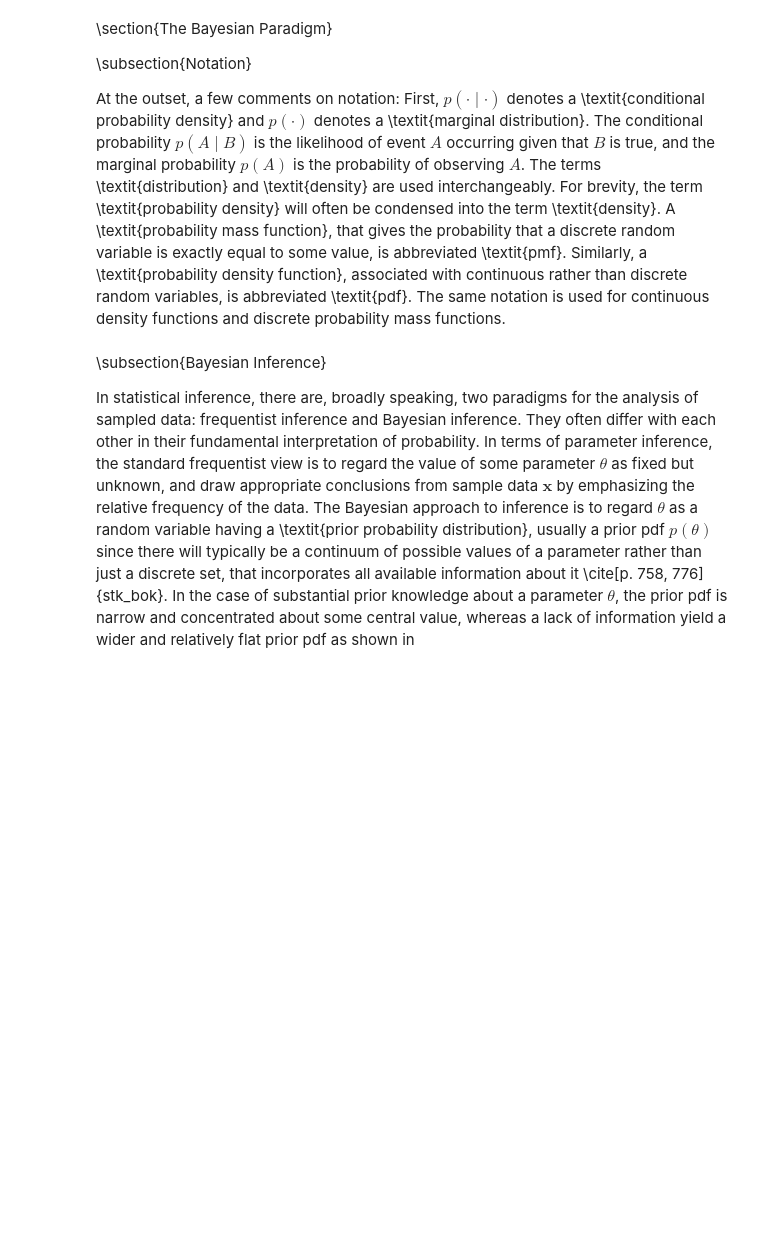
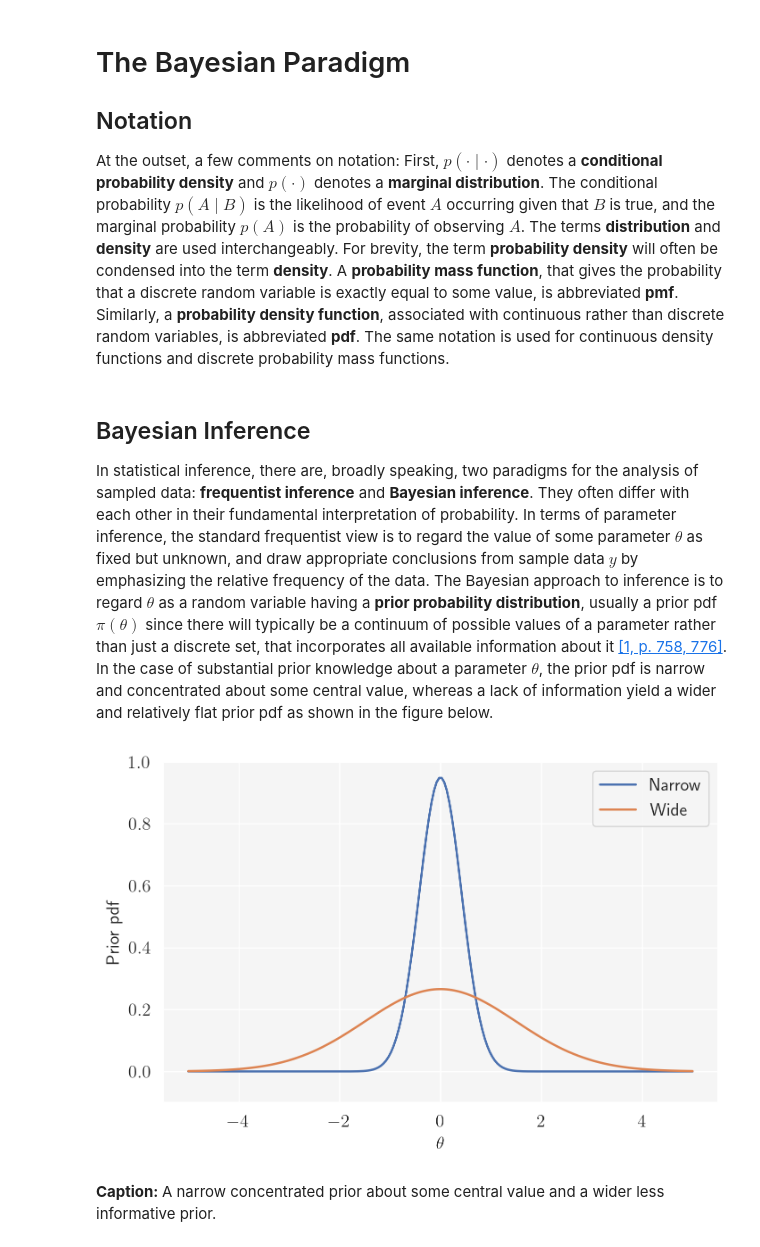
Before and after one commit to nicolossus/Master-thesis, a Jupyter notebook: notebooks/development/B. Bayesian Inference.ipynb, the cells around one changed output. Cells and saved outputs as stored; diff of their text form; code cells hidden in the pictures; blank space fills up the shorter version.

```diff
--- a/notebooks/development/B. Bayesian Inference.ipynb
+++ b/notebooks/development/B. Bayesian Inference.ipynb
@@ -20,24 +47,30 @@ Logistic regression can be used to classify instances into different classes by
 # %%
-%matplotlib inline
-%config InlineBackend.figure_format = 'retina'
-
 import os
 import sys
 
 import matplotlib.pyplot as plt
-import numba
 import numpy as np
 import pandas as pd
-from scipy.stats import norm, invgamma, gaussian_kde
-
-from latex_envs.latex_envs import figcaption
+import scipy.stats as stats
+import seaborn as sns
 
 from IPython.display import display
+from latex_envs.latex_envs import figcaption
+from matplotlib import cm
+from matplotlib import gridspec
+from matplotlib.ticker import FormatStrFormatter, LinearLocator
+from mpl_toolkits.mplot3d import Axes3D
+from numpy.random import default_rng
+
 import warnings
 # Comment this to turn on warnings
 warnings.filterwarnings('ignore')
 
 #plt.style.use('seaborn')
+sns.set()
+sns.set_context("paper")
+sns.set_style("darkgrid", {"axes.facecolor": "0.96"})
+
 # Set fontsizes in figures
 params = {'legend.fontsize': 'large',
           'axes.labelsize': 'large',
@@ -47,13 +80,36 @@ params = {'legend.fontsize': 'large',
           'legend.fontsize': 'large',
           'legend.handlelength': 2}
 plt.rcParams.update(params)
+plt.rc('text', usetex=True)
+
+%matplotlib inline
+%config InlineBackend.figure_format = 'retina'
+%load_ext autoreload
+%autoreload 2
 # %% [markdown]
-\section{The Bayesian Paradigm}
+# The Bayesian Paradigm <a name="bayesparadigm"></a>
 
-\subsection{Notation}
+## Notation <a name="notation"></a>
 
-At the outset, a few comments on notation: First, $p(\cdot \mid \cdot)$ denotes a \textit{conditional probability density} and $p(\cdot)$ denotes a \textit{marginal distribution}. The conditional probability $p(A \mid B)$ is the likelihood of event $A$ occurring given that $B$ is true, and the marginal probability $p(A)$ is the probability of observing $A$. The terms \textit{distribution} and \textit{density} are used interchangeably. For brevity, the term \textit{probability density} will often be condensed into the term \textit{density}. A \textit{probability mass function}, that gives the probability that a discrete random variable is exactly equal to some value, is abbreviated \textit{pmf}. Similarly, a \textit{probability density function}, associated with continuous rather than discrete random variables, is abbreviated \textit{pdf}. The same notation is used for continuous density functions and discrete probability mass functions.
+At the outset, a few comments on notation: First, $p(\cdot \mid \cdot)$ denotes a **conditional probability density** and $p(\cdot)$ denotes a **marginal distribution**. The conditional probability $p(A \mid B)$ is the likelihood of event $A$ occurring given that $B$ is true, and the marginal probability $p(A)$ is the probability of observing $A$. The terms **distribution** and **density** are used interchangeably. For brevity, the term **probability density** will often be condensed into the term **density**. A **probability mass function**, that gives the probability that a discrete random variable is exactly equal to some value, is abbreviated **pmf**. Similarly, a **probability density function**, associated with continuous rather than discrete random variables, is abbreviated **pdf**. The same notation is used for continuous density functions and discrete probability mass functions.
 # %% [markdown]
-\subsection{Bayesian Inference}
+## Bayesian Inference <a name="bayesinfer"></a>
 
-In statistical inference, there are, broadly speaking, two paradigms for the analysis of sampled data: frequentist inference and Bayesian inference. They often differ with each other in their fundamental interpretation of probability. In terms of parameter inference, the standard frequentist view is to regard the value of some parameter $\theta$ as fixed but unknown, and draw appropriate conclusions from sample data $\mathbf{x}$ by emphasizing the relative frequency of the data. The Bayesian approach to inference is to regard $\theta$ as a random variable having a \textit{prior probability distribution}, usually a prior pdf $p(\theta)$ since there will typically be a continuum of possible values of a parameter rather than just a discrete set, that incorporates all available information about it \cite[p. 758, 776]{stk_bok}. In the case of substantial prior knowledge about a parameter $\theta$, the prior pdf is narrow and concentrated about some central value, whereas a lack of information yield a wider and relatively flat prior pdf as shown in
+In statistical inference, there are, broadly speaking, two paradigms for the analysis of sampled data: **frequentist inference** and **Bayesian inference**. They often differ with each other in their fundamental interpretation of probability. In terms of parameter inference, the standard frequentist view is to regard the value of some parameter $\theta$ as fixed but unknown, and draw appropriate conclusions from sample data $y$ by emphasizing the relative frequency of the data. The Bayesian approach to inference is to regard $\theta$ as a random variable having a **prior probability distribution**, usually a prior pdf $\pi(\theta)$ since there will typically be a continuum of possible values of a parameter rather than just a discrete set, that incorporates all available information about it [[1, p. 758, 776]](#references). In the case of substantial prior knowledge about a parameter $\theta$, the prior pdf is narrow and concentrated about some central value, whereas a lack of information yield a wider and relatively flat prior pdf as shown in the figure below.
+# %%
+fig = plt.figure(figsize=(6, 4), tight_layout=True, dpi=120)
+x = np.linspace(-5, 5, 200)
+y_narrow = stats.norm(0, 0.42).pdf(x)
+y_wide = stats.norm(0, 1.5).pdf(x)
+
+plt.plot(x, y_narrow, lw=1.5, label='Narrow')
+plt.plot(x, y_wide, lw=1.5, label='Wide')
+plt.ylabel(r"Prior pdf")
+plt.xlabel(r"$\theta$")
+plt.ylim(-0.1, 1)
+plt.legend()
+plt.show()
+figcaption("A narrow concentrated prior about some central value and a wider less informative prior.")
+# %% [output]
+[figure, added]
+Caption: A narrow concentrated prior about some central value and a wider less informative prior.
```
Also changed, not shown: parts of 19 cells of this notebook, 2 other files.
